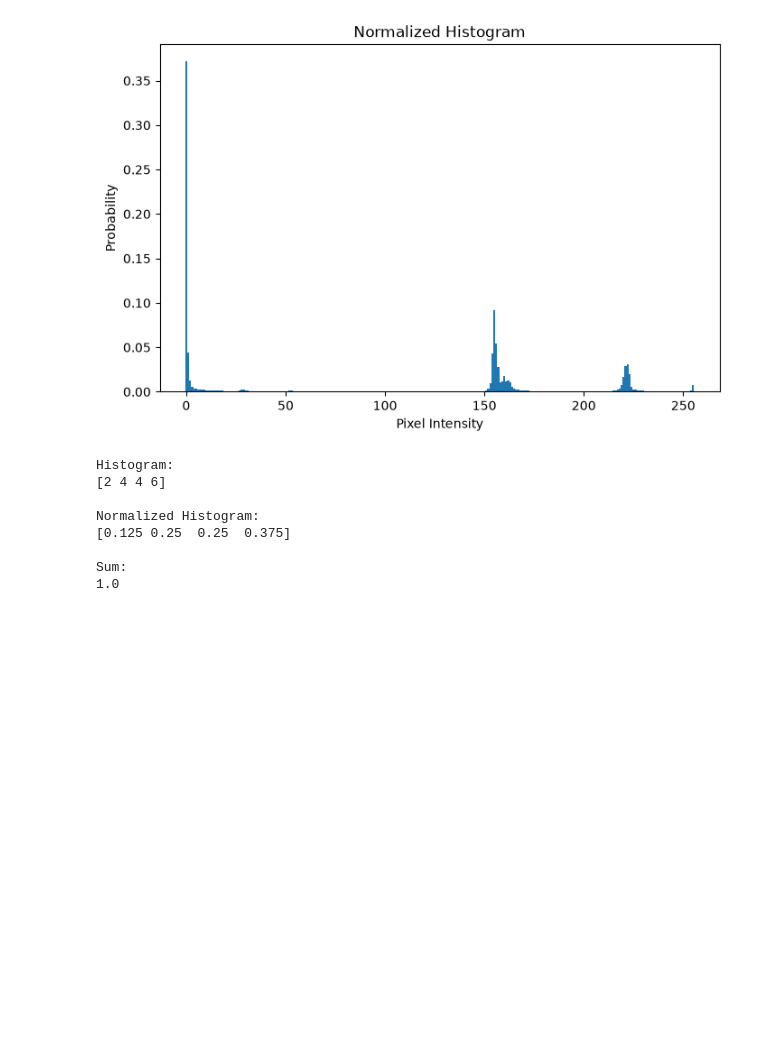
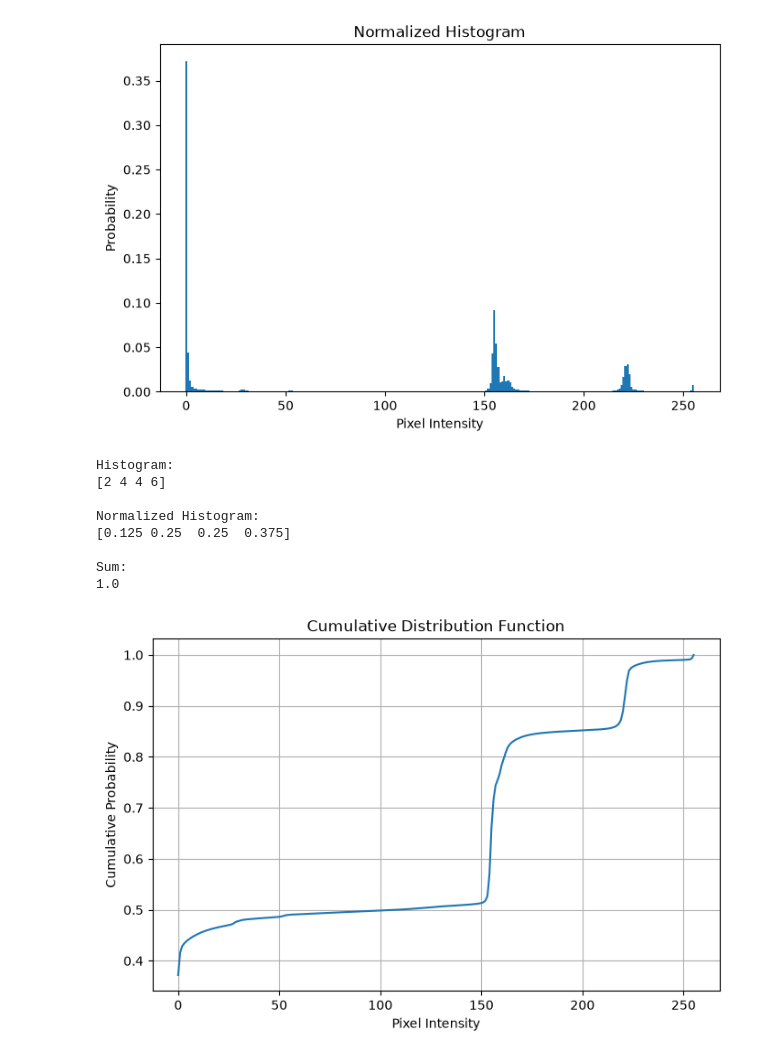
Before and after one commit to Aslngsng/Digital-Image-Processing, a Jupyter notebook: 03_notebook.ipynb, the cells around one changed output. Cells and saved outputs as stored; diff of their text form; code cells hidden in the pictures; blank space fills up the shorter version.

Commit message:
cumulative distribution function

```diff
--- a/03_notebook.ipynb
+++ b/03_notebook.ipynb
@@ -136,3 +136,17 @@ Normalized Histogram:
 
 Sum:
 1.0
+# %%
+cdf = normalized_histogram.cumsum()
+
+plt.figure(figsize=(8,5))
+plt.plot(cdf)
+
+plt.title("Cumulative Distribution Function")
+plt.xlabel("Pixel Intensity")
+plt.ylabel("Cumulative Probability")
+
+plt.grid()
+plt.show()
+# %% [output]
+[figure, added]
```
